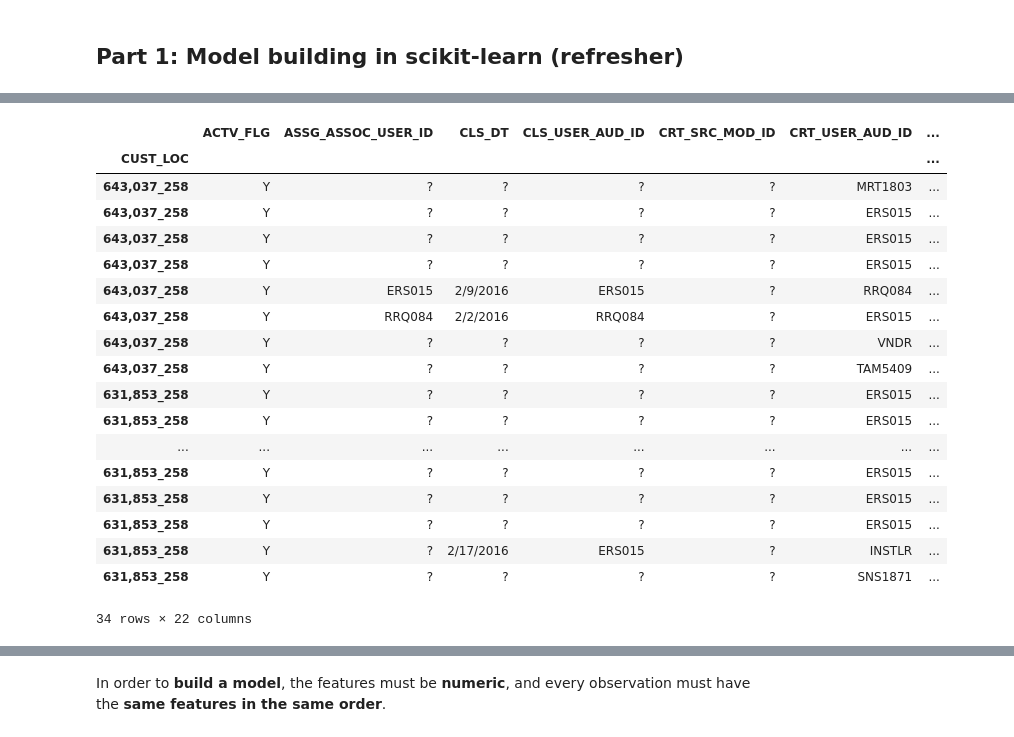
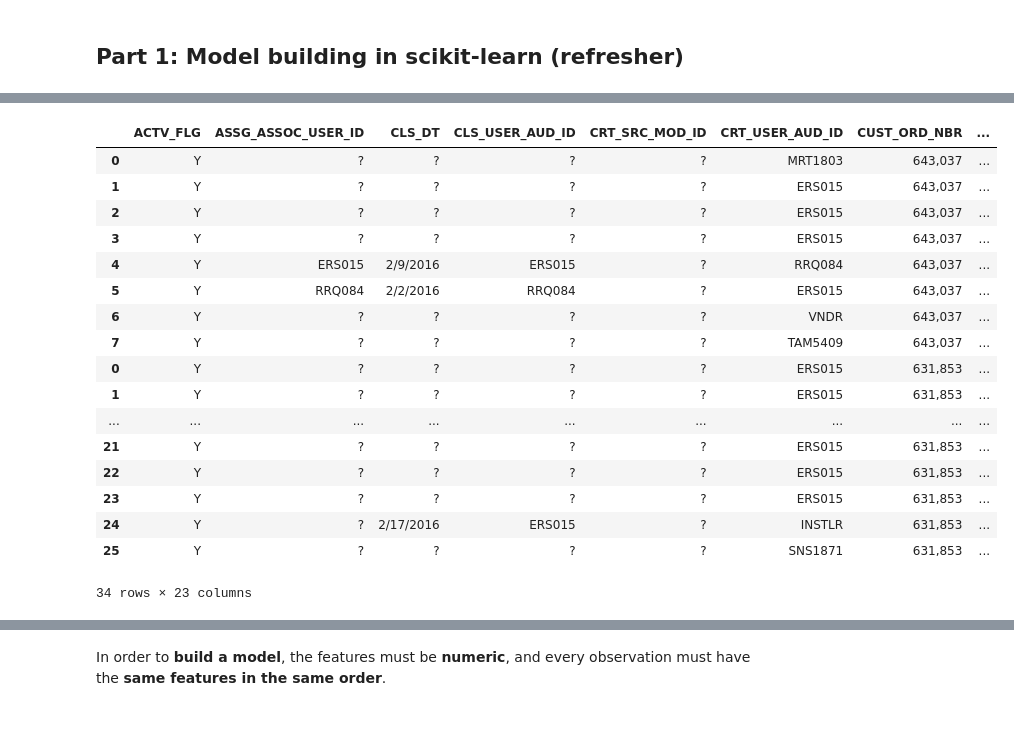
Before and after one commit to Ecoware/Projects, a Jupyter notebook: 01_text_data_updated-swe03.ipynb, the cells around one changed output, grey strips where cells are left out. Drawn from its saved outputs; the diff is of its cells as text; code cells hidden in the pictures.

```diff
--- a/01_text_data_updated-swe03.ipynb
+++ b/01_text_data_updated-swe03.ipynb
@@ -46,43 +60,51 @@ pandas.core.frame.DataFrame
 # %%
 # I would rather use SQL for the data manipulation so.... installed the pandasql package via the Conda CLI interface
 # (i.e., Anaconda Prompt)
 
-#from pandasql import PandaSQL
-#pdsql = PandaSQL()
-#pdsql("""SELECT d.cust_ord_nbr, d.svc_line_nbr, d.crt_dt, d.stat_eff_ts, d.svc_typ_cd, d.svc_stat_cd, d.user_aud_id, d."order" from done_notes d """,locals())
-#all_notes = pdsql("""SELECT d.cust_ord_nbr, d.svc_line_nbr, d.crt_dt, d.stat_eff_ts, d.svc_typ_cd, d.svc_stat_cd, d.user_aud_id, d."order",
-#                   c."order" From done_notes d Join co_notes c On  d.cust_ord_nbr = c.cust_ord_nbr and d.str_loc_id   = d.str_loc_id""", locals())
+from pandasql import PandaSQL
+pdsql = PandaSQL()
+#pdsql("""SELECT d.cust_ord_nbr, d.svc_line_nbr, d.crt_dt, d.stat_eff_ts, d.svc_typ_cd, d.svc_stat_cd, d.user_aud_id,
+#d."order" from done_notes d """,locals())
 
-#all_notes = pd.concat([done_notes, co_notes])
-#all_notes["CUST_LOC"] = all_notes.CUST_ORD_NBR.astype(str).str.cat(all_notes.STR_LOC_ID.astype(str), sep='_')
-#all_notes
+##all_notes = pdsql("""SELECT (d.cust_ord_nbr || '_' || d.str_loc_id) AS cust_loc, d.svc_note_txt,
+#                     d."order"
+#                   From done_notes d
+#                   Join co_notes c
+#                   On  d.cust_ord_nbr = c.cust_ord_nbr
+#                   and d.str_loc_id   = d.str_loc_id""", locals())
+
+## Just concatenate the two files
+all_notes = pd.concat([done_notes, co_notes])
+all_notes["CUST_LOC"] = all_notes.CUST_ORD_NBR.astype(str).str.cat(all_notes.STR_LOC_ID.astype(str), sep='_')
+all_notes
+
+
 #all_notes_i = all_notes.set_index(['CUST_ORD_NBR','STR_LOC_ID'])  ## Hierarchical Index
-all_notes_i = all_notes.set_index(['CUST_LOC'])                   ## Single Index with combined Columns(created above)
+#all_notes_i = all_notes.set_index(['CUST_LOC'])                   ## Single Index with combined Columns(created above)
 #idx = all_notes_i.index
-all_notes_i
+#all_notes_i
 
 #type(pdsql)
 #pdsql("SELECT * from done_notes limit 5;",locals())
 #local = locals()
 # %% [output]
-|  | ACTV_FLG | ASSG_ASSOC_USER_ID | CLS_DT | CLS_USER_AUD_ID | CRT_SRC_MOD_ID | CRT_USER_AUD_ID | ... |
-| CUST_LOC |  |  |  |  |  |  | ... |
-| 643,037_258 | Y | ? | ? | ? | ? | MRT1803 | ... |
-| 643,037_258 | Y | ? | ? | ? | ? | ERS015 | ... |
-| 643,037_258 | Y | ? | ? | ? | ? | ERS015 | ... |
-| 643,037_258 | Y | ? | ? | ? | ? | ERS015 | ... |
-| 643,037_258 | Y | ERS015 | 2/9/2016 | ERS015 | ? | RRQ084 | ... |
-| 643,037_258 | Y | RRQ084 | 2/2/2016 | RRQ084 | ? | ERS015 | ... |
-| 643,037_258 | Y | ? | ? | ? | ? | VNDR | ... |
-| 643,037_258 | Y | ? | ? | ? | ? | TAM5409 | ... |
-| 631,853_258 | Y | ? | ? | ? | ? | ERS015 | ... |
-| 631,853_258 | Y | ? | ? | ? | ? | ERS015 | ... |
-| ... | ... | ... | ... | ... | ... | ... | ... |
-| 631,853_258 | Y | ? | ? | ? | ? | ERS015 | ... |
-| 631,853_258 | Y | ? | ? | ? | ? | ERS015 | ... |
-| 631,853_258 | Y | ? | ? | ? | ? | ERS015 | ... |
-| 631,853_258 | Y | ? | 2/17/2016 | ERS015 | ? | INSTLR | ... |
-| 631,853_258 | Y | ? | ? | ? | ? | SNS1871 | ... |
+|  | ACTV_FLG | ASSG_ASSOC_USER_ID | CLS_DT | CLS_USER_AUD_ID | CRT_SRC_MOD_ID | CRT_USER_AUD_ID | CUST_ORD_NBR | ... |
+| 0 | Y | ? | ? | ? | ? | MRT1803 | 643,037 | ... |
+| 1 | Y | ? | ? | ? | ? | ERS015 | 643,037 | ... |
+| 2 | Y | ? | ? | ? | ? | ERS015 | 643,037 | ... |
+| 3 | Y | ? | ? | ? | ? | ERS015 | 643,037 | ... |
+| 4 | Y | ERS015 | 2/9/2016 | ERS015 | ? | RRQ084 | 643,037 | ... |
+| 5 | Y | RRQ084 | 2/2/2016 | RRQ084 | ? | ERS015 | 643,037 | ... |
+| 6 | Y | ? | ? | ? | ? | VNDR | 643,037 | ... |
+| 7 | Y | ? | ? | ? | ? | TAM5409 | 643,037 | ... |
+| 0 | Y | ? | ? | ? | ? | ERS015 | 631,853 | ... |
+| 1 | Y | ? | ? | ? | ? | ERS015 | 631,853 | ... |
+| ... | ... | ... | ... | ... | ... | ... | ... | ... |
+| 21 | Y | ? | ? | ? | ? | ERS015 | 631,853 | ... |
+| 22 | Y | ? | ? | ? | ? | ERS015 | 631,853 | ... |
+| 23 | Y | ? | ? | ? | ? | ERS015 | 631,853 | ... |
+| 24 | Y | ? | 2/17/2016 | ERS015 | ? | INSTLR | 631,853 | ... |
+| 25 | Y | ? | ? | ? | ? | SNS1871 | 631,853 | ... |
-34 rows × 22 columns
+34 rows × 23 columns
 # %%
 # store the feature matrix (X) and response vector (y).  The pdsql function automatically creates a DataFrame
```
Also changed, not shown: parts of 9 cells of this notebook.
